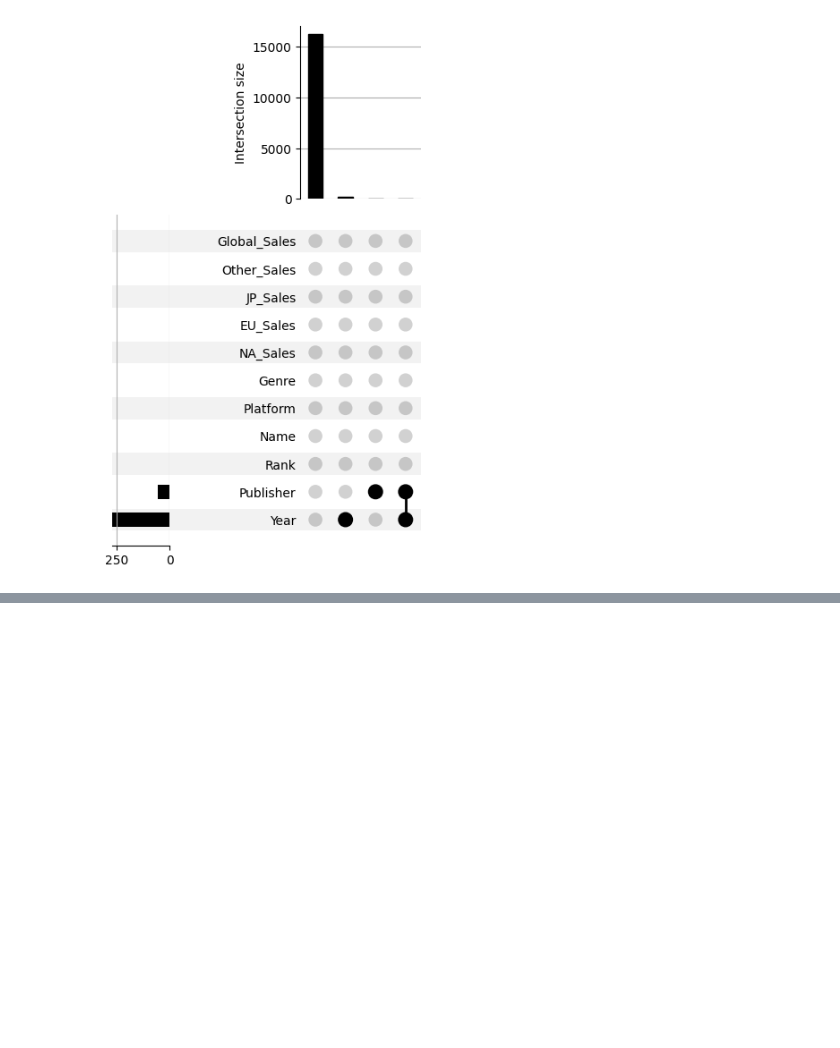
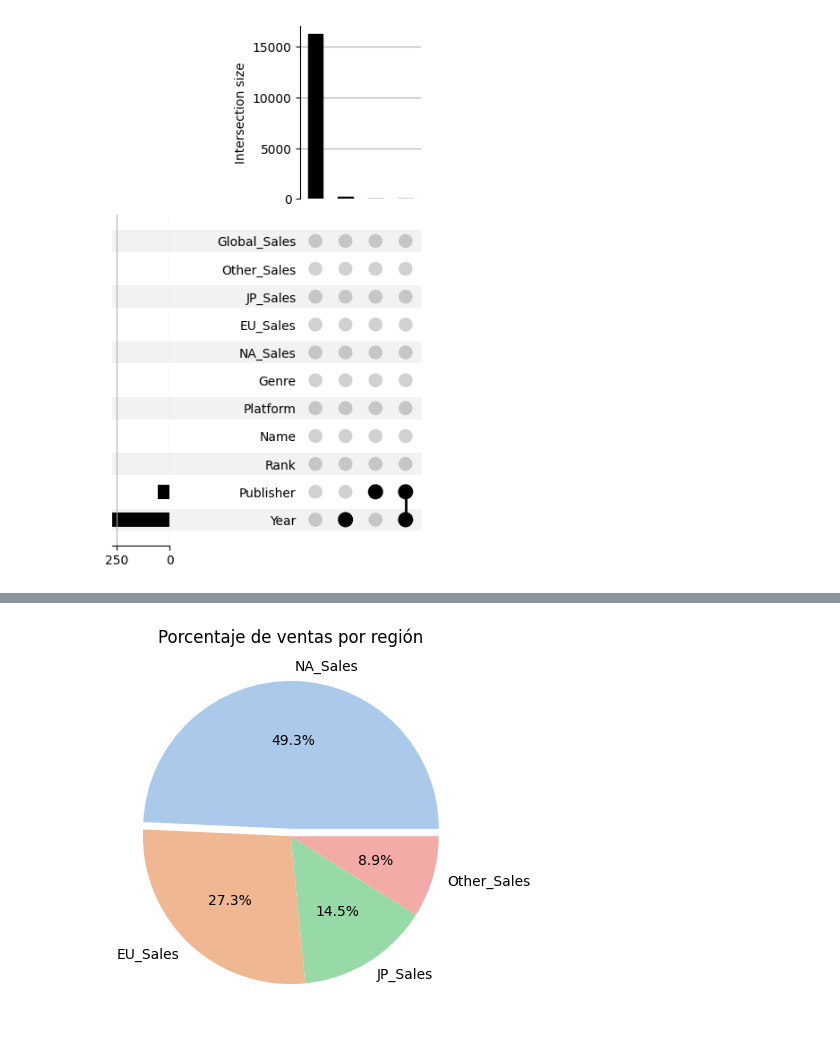
Before and after one commit to davidsosaolea/Proyecto_01_EDA_data_set_Global_Video-Game-Sales, a Jupyter notebook: notebooks/games_sales.ipynb, the cells around one changed output, grey strips where cells are left out. Saved outputs shown, nothing was run; the diff lists cells and outputs as text; code cells hidden in the pictures; blank space fills up the shorter version.

```diff
--- a/notebooks/games_sales.ipynb
+++ b/notebooks/games_sales.ipynb
@@ -150,0 +223,9 @@ df_filtrado.to_csv('resultados.csv', index=False)
+# %%
+# Generar el gráfico de pie con el porcentaje
+colores = ['#ABC9EA', '#EFB792', '#98DAA7', '#F3ABA8']
+explode = [0.05, 0, 0, 0] # Para resaltar un trozo del gráfico
+plt.pie(ventas_porcentaje, labels=ventas_porcentaje.index, colors=colores, explode=explode, autopct='%1.1f%%')
+plt.title('Porcentaje de ventas por región')
+plt.show()
+# %% [output]
+[figure, added]
```
Also changed, not shown: parts of 9 cells of this notebook, 1 other file.
